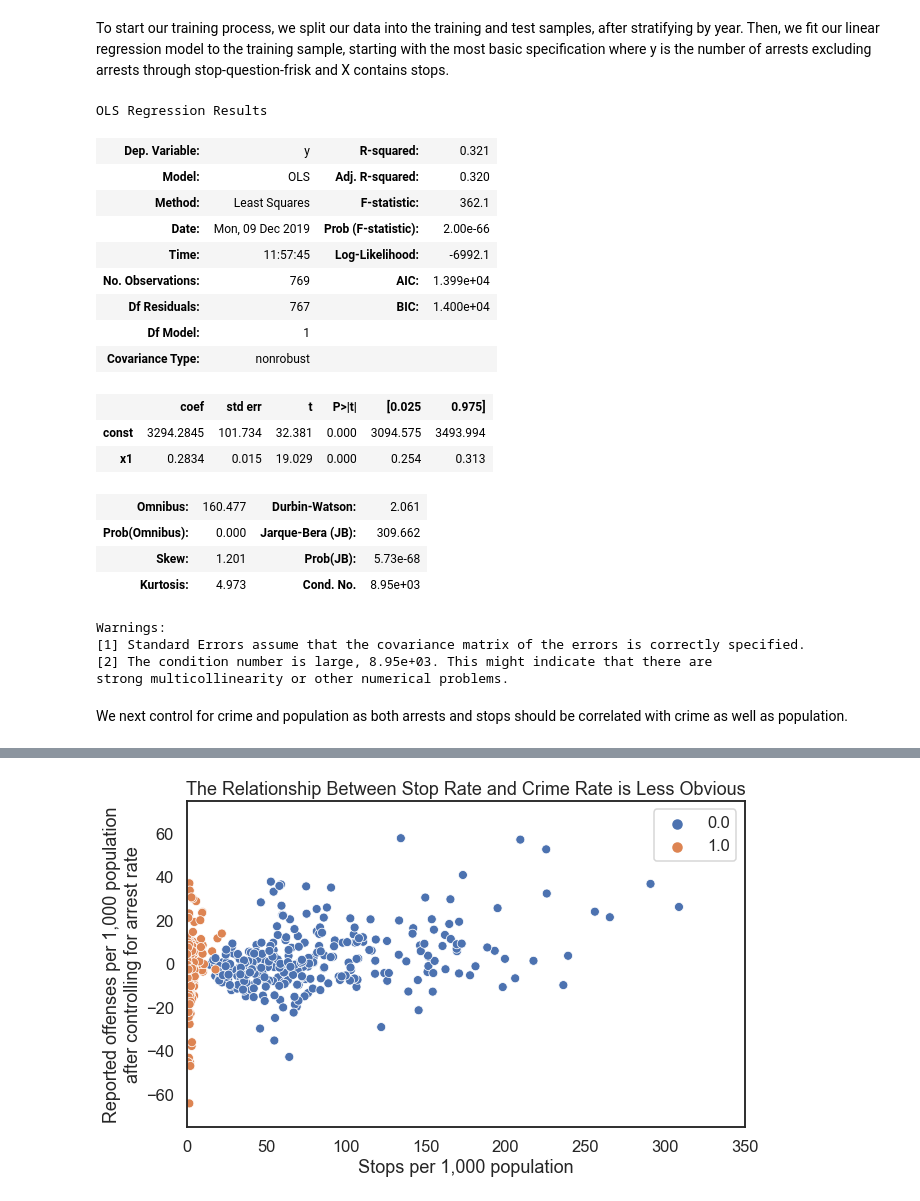
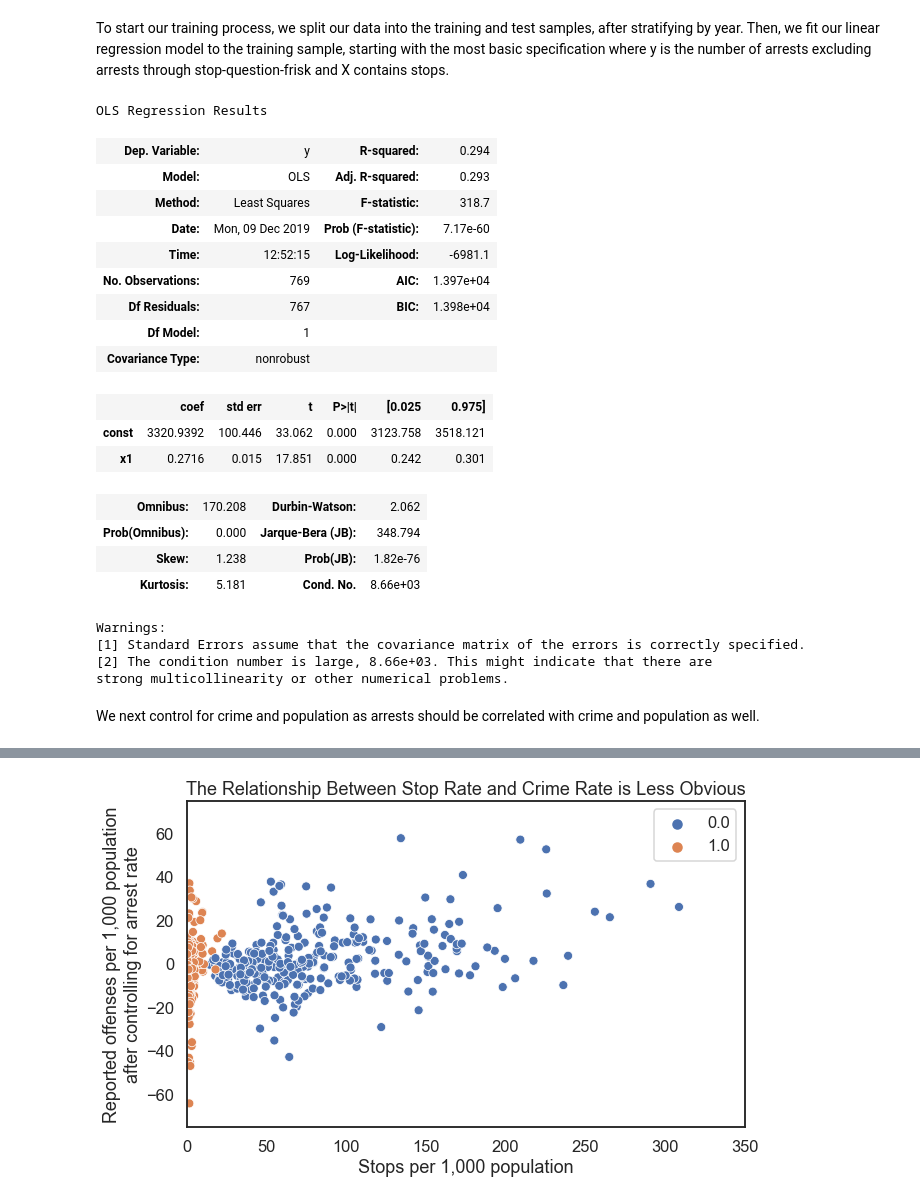
Before and after one commit to anilca-lab/FIS-Mod4-Project, a Jupyter notebook: Master_Notebook.ipynb, the cells around one changed output, grey strips where cells are left out. Cells and saved outputs as stored; diff of their text form; code cells hidden in the pictures.

```diff
--- a/Master_Notebook.ipynb
+++ b/Master_Notebook.ipynb
@@ -76,10 +76,12 @@ sns.heatmap(df.corr(), center=0);
 To start our training process, we split our data into the training and test samples, after stratifying by year. Then, we fit our linear regression model to the training sample, starting with the most basic specification where y is the number of arrests excluding arrests through stop-question-frisk and X contains stops.
 # %%
 from sklearn.model_selection import train_test_split
-feats = ['population', 'stops', 'crimes', 'crimerate', 'stoprate',\
-         'year','policy', 'stop_arrestrate', 'pct']
+feats = ['stops', 'crimes', 'population', \
+         'year','policy', 'pct', \
+         'stoprate', 'crimerate', 'stop_arrestrate', \
+         'log_stoprate', 'log_crimerate', 'log_population']
 X = df[feats].values
-y = df[['nonstop_arrests','nonstop_arrestrate','arrests']].values
+y = df[['nonstop_arrests','nonstop_arrestrate', 'log_nonstop_arrestrate']].values
 X_train, X_test, y_train, y_test = train_test_split(X, y, \
                                                     stratify = X[:,5], \
                                                     test_size = 0.2, \
@@ -87,33 +89,33 @@ X_train, X_test, y_train, y_test = train_test_split(X, y, \
 # %%
 import statsmodels.api as sm
 import numpy as np
-lr = sm.OLS(y_train[:,0], sm.add_constant(X_train[:,1]), hasconst=True)
+lr = sm.OLS(y_train[:,0], sm.add_constant(X_train[:,0]), hasconst=True)
 rslt = lr.fit()
 rslt.summary()
 # %% [output]
 OLS Regression Results
-| Dep. Variable: | y | R-squared: | 0.321 |
-| Model: | OLS | Adj. R-squared: | 0.320 |
-| Method: | Least Squares | F-statistic: | 362.1 |
-| Date: | Mon, 09 Dec 2019 | Prob (F-statistic): | 2.00e-66 |
-| Time: | 11:57:45 | Log-Likelihood: | -6992.1 |
-| No. Observations: | 769 | AIC: | 1.399e+04 |
-| Df Residuals: | 767 | BIC: | 1.400e+04 |
+| Dep. Variable: | y | R-squared: | 0.294 |
+| Model: | OLS | Adj. R-squared: | 0.293 |
+| Method: | Least Squares | F-statistic: | 318.7 |
+| Date: | Mon, 09 Dec 2019 | Prob (F-statistic): | 7.17e-60 |
+| Time: | 12:52:15 | Log-Likelihood: | -6981.1 |
+| No. Observations: | 769 | AIC: | 1.397e+04 |
+| Df Residuals: | 767 | BIC: | 1.398e+04 |
 | Df Model: | 1 |  |  |
 | Covariance Type: | nonrobust |  |  |
 |  | coef | std err | t | P>|t| | [0.025 | 0.975] |
-| const | 3294.2845 | 101.734 | 32.381 | 0.000 | 3094.575 | 3493.994 |
-| x1 | 0.2834 | 0.015 | 19.029 | 0.000 | 0.254 | 0.313 |
+| const | 3320.9392 | 100.446 | 33.062 | 0.000 | 3123.758 | 3518.121 |
+| x1 | 0.2716 | 0.015 | 17.851 | 0.000 | 0.242 | 0.301 |
-| Omnibus: | 160.477 | Durbin-Watson: | 2.061 |
-| Prob(Omnibus): | 0.000 | Jarque-Bera (JB): | 309.662 |
-| Skew: | 1.201 | Prob(JB): | 5.73e-68 |
-| Kurtosis: | 4.973 | Cond. No. | 8.95e+03 |
+| Omnibus: | 170.208 | Durbin-Watson: | 2.062 |
+| Prob(Omnibus): | 0.000 | Jarque-Bera (JB): | 348.794 |
+| Skew: | 1.238 | Prob(JB): | 1.82e-76 |
+| Kurtosis: | 5.181 | Cond. No. | 8.66e+03 |
 Warnings:
 [1] Standard Errors assume that the covariance matrix of the errors is correctly specified.
-[2] The condition number is large, 8.95e+03. This might indicate that there are
+[2] The condition number is large, 8.66e+03. This might indicate that there are
 strong multicollinearity or other numerical problems.
 # %% [markdown]
-We next control for crime and population as both arrests and stops should be correlated with crime as well as population.
+We next control for crime and population as arrests should be correlated with crime and population as well.
 # %%
 lr = sm.OLS(y_train[:,0], sm.add_constant(X_train[:,0:3]), hasconst=True)
 rslt = lr.fit()
```
Also changed, not shown: parts of 25 cells of this notebook, 2 other files.
